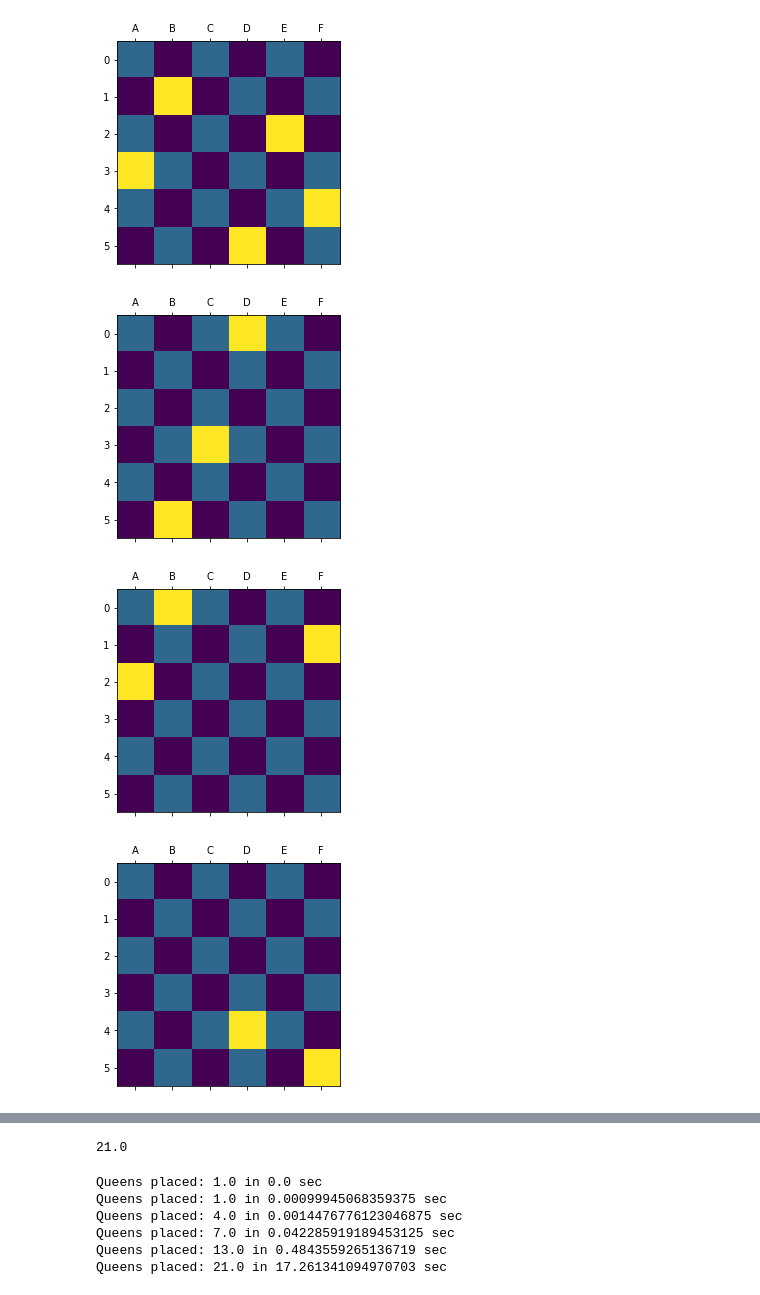
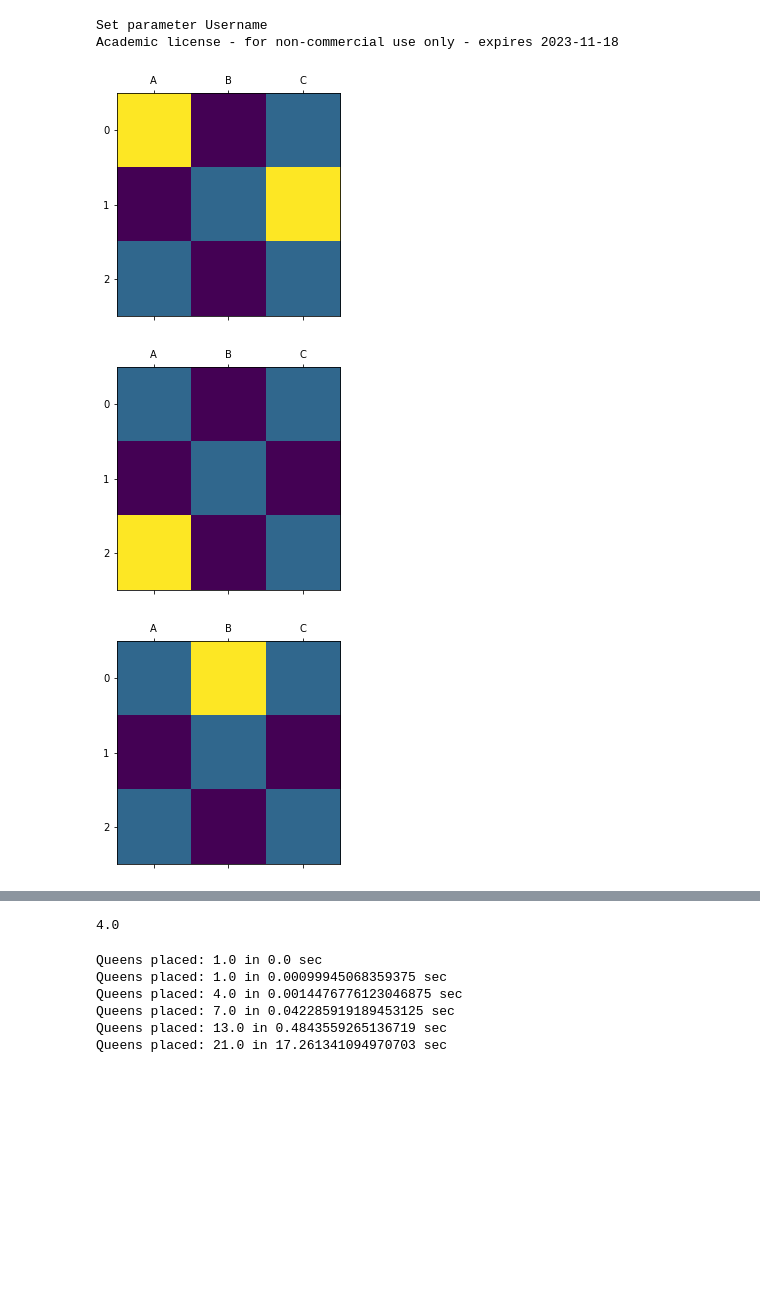
Before and after one commit to Grotzi/Multidimensional-N-Queens, a Jupyter notebook: nqueens_3D.ipynb, the cells around one changed output, grey strips where cells are left out. Drawn from its saved outputs; the diff is of its cells as text; code cells hidden in the pictures; blank space fills up the shorter version.

```diff
--- a/nqueens_3D.ipynb
+++ b/nqueens_3D.ipynb
@@ -96,13 +96,14 @@ def plotdensity(n: int, squares, solution_count):
     return np.rint(sumat)
 # %%
 #example how to run the code
-n = 6
+n = 3
 model, squares = createmodel(n)
 solve(n, model, squares)
 plot(n, squares)
 model.objVal
 # %% [output]
+Set parameter Username
+Academic license - for non-commercial use only - expires 2023-11-18
-[figure, old version]
+[figure, new version]
-[figure, old version]
+[figure, new version]
-[figure, old version]
+[figure, new version]
-[figure, removed]
@@ -111,4 +110,4 @@ model.objVal
-21.0
+4.0
 # %%
 # runs the instances from n=l k and saves the results and runtimes
 l = 1 #start
```
Also changed, not shown: parts of 1 cell of this notebook.
